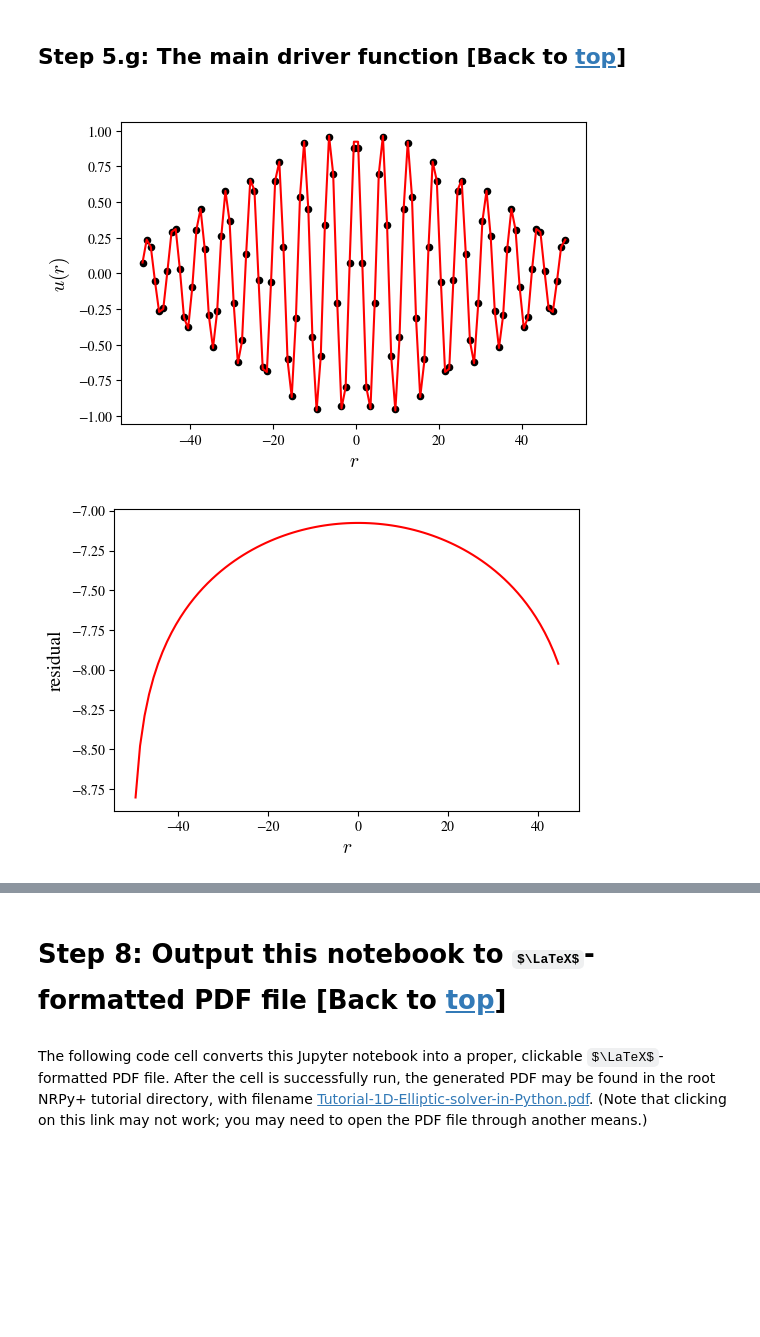
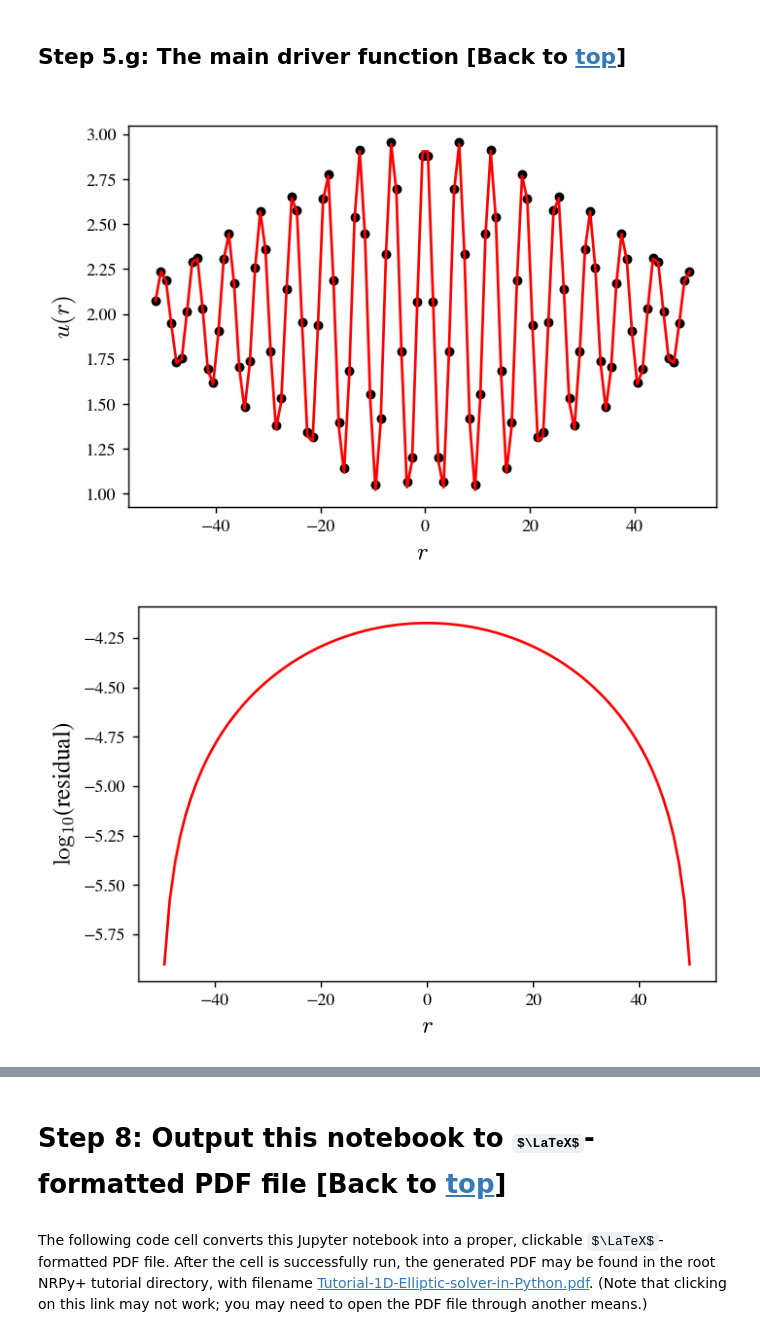
Before and after one commit to assumpcaothiago/etk2022nrpy, a Jupyter notebook: Tutorial-1D-Elliptic-solver-in-Python.ipynb, the cells around one changed output, grey strips where cells are left out. Drawn from its saved outputs; the diff is of its cells as text; code cells hidden in the pictures; some formulas as TeX source; blank space fills up the shorter version.

```diff
--- a/Tutorial-1D-Elliptic-solver-in-Python.ipynb
+++ b/Tutorial-1D-Elliptic-solver-in-Python.ipynb
@@ -571,14 +574,17 @@ We also define a function to compute the exact solution:
 def eval_u_exact(params, r):
     # Unpack params:
     A, sigma, w = params.A, params.sigma, params.w
-    return A*np.exp(-r**2/(2*sigma**2))*np.cos(r*w)
+    return A*(2 + np.exp(-r**2/(2*sigma**2))*np.cos(r*w))
 # %% [markdown]
 <a id='numpy_driver'></a>
 
 ## Step 5.g: The main driver function \[Back to [top](#toc)\]
 $$\label{numpy_driver}$$
 # %%
-def elliptic_solver (params, N_iter, output_ETA=False):
+def elliptic_solver (params, output_ETA=False):
+
+    # Set number of relaxation steps as local variable
+    N_iter = params.N_iter
 
     # Generate numerical grid:
     xx = create_grid(params)
@@ -660,5 +666,6 @@ w           = 1.
 sigma       = 30.
 eta_damping = 1.
 c           = 1.
+N_iter      = 2000
 # Set parameter namedtuple
-params = parameters(N, NGHOSTS, domain_size, A, w, sigma, eta_damping, c)
+params = parameters(N, NGHOSTS, domain_size, A, w, sigma, eta_damping, c, N_iter)
@@ -670,37 +672,40 @@ xx, u, v, res, l2_norm_res = elliptic_solver(params, N_iter)
+# %%
+# Perform relaxation
+xx, u, v, res, l2_norm_res = elliptic_solver(params)
 # %%
-fig = plt.figure(dpi=100)
+fig = plt.figure(dpi=130)
 
 # Compute exact solution for dignostics purposes
 u_exact = eval_u_exact(params, xx)
 
 iplotmin = 0
 iplotmax = params.N + 2*params.NGHOSTS - 1
 
 plt.plot(xx[iplotmin:iplotmax], u[iplotmin:iplotmax], color='red')
 plt.scatter(xx[iplotmin:iplotmax], u_exact[iplotmin:iplotmax], color='k', s=20.0)
 
 plt.xlabel(r"$r$", fontsize = 14)
 plt.ylabel(r"$u(r)$", fontsize = 14)
 
 
 plt.show()
 # %% [output]
-[figure, old version]
+[figure, new version]
 # %%
-fig = plt.figure(dpi=100)
+fig = plt.figure(dpi=130)
 
 iplotmin = params.NGHOSTS
-iplotmax = params.N - params.NGHOSTS - 1
+iplotmax = params.N + params.NGHOSTS
 
 plt.plot(xx[iplotmin:iplotmax], np.log10(np.abs(res[iplotmin:iplotmax] + 1.0e-17)), color='red')
 
 plt.xlabel(r"$r$", fontsize = 14)
-plt.ylabel("residual", fontsize = 14)
+plt.ylabel("$\log_{10}$(residual)", fontsize = 14)
 
 
 plt.show()
 # %% [output]
-[figure, old version]
+[figure, new version]
 # %%
 fig = plt.figure(dpi=130)
 
```
Also changed, not shown: parts of 19 cells of this notebook.
